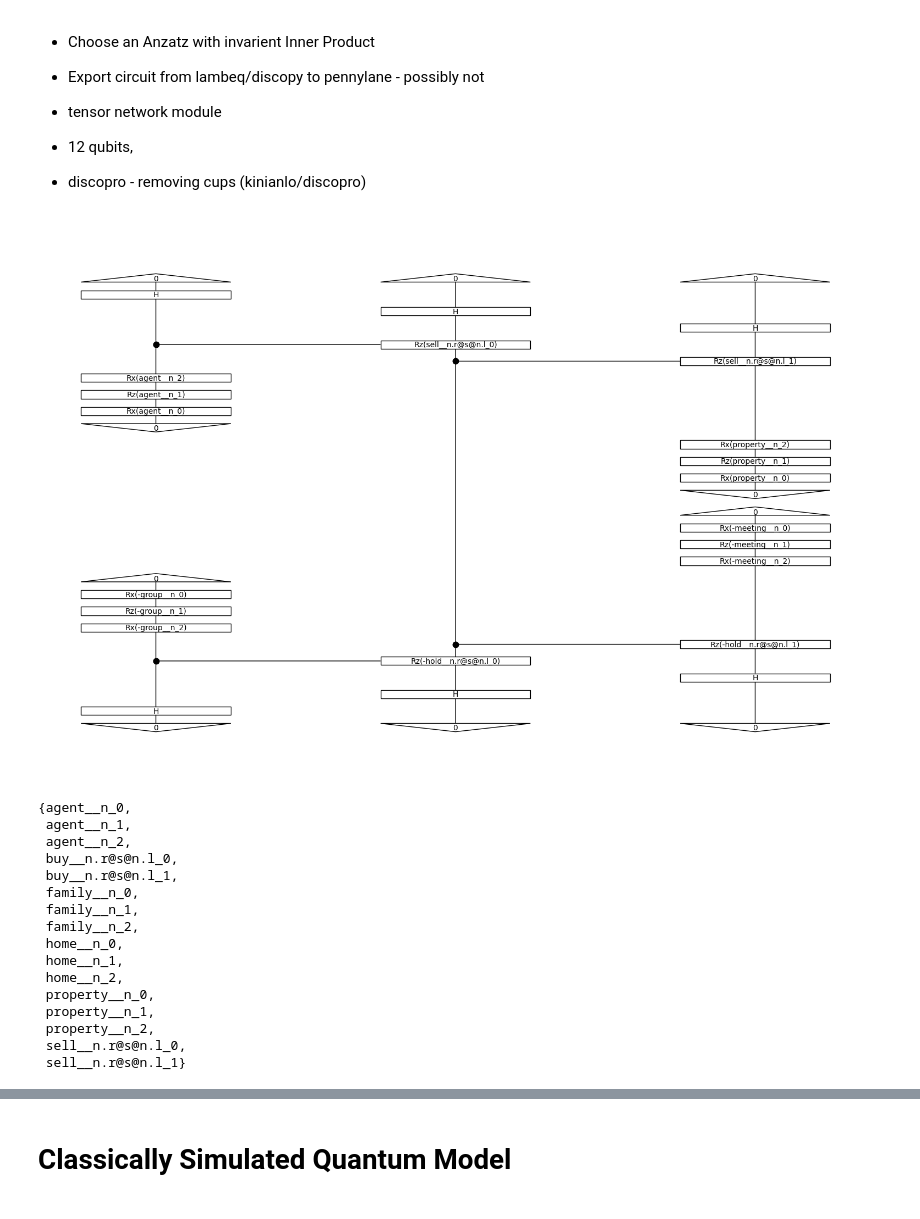
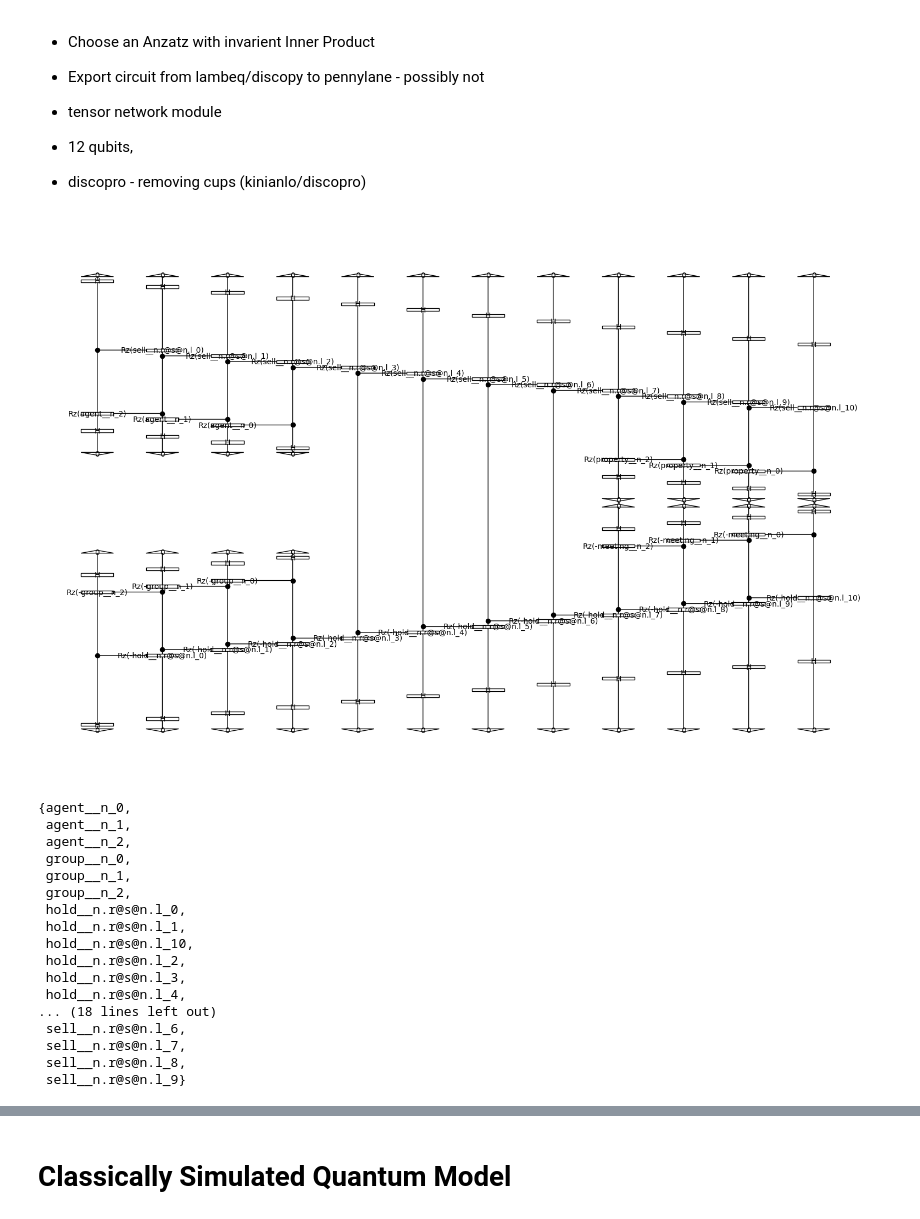
Before and after one commit to henry-dev-atkins/QNLP_MasterWork, a Jupyter notebook: IanMeeting.ipynb, the cells around one changed output, grey strips where cells are left out. Drawn from its saved outputs; the diff is of its cells as text; code cells hidden in the pictures.

```diff
--- a/IanMeeting.ipynb
+++ b/IanMeeting.ipynb
@@ -37,8 +37,8 @@ grouped_data = df.groupby(['subject1', 'verb1', 'object1', 'subject2', 'verb2',
 grouped_data.columns = [' '.join(col).strip() for col in grouped_data.columns.values]
 
 # rename the mean and std columns to 'score' and 'range' respectively
-grouped_data.rename(columns={'score mean': 'score', 'score std': 'range'}, inplace=True)
-grouped_data['score'] = grouped_data['score']/grouped_data['score'].max()
+data.rename(columns={'score mean': 'score', 'score std': 'range'}, inplace=True)
+data['score'] = grouped_data['score']/grouped_data['score'].max()
 
 unique_word_list = []
 for ind, row in grouped_data.iterrows():
@@ -46,6 +46,7 @@ for ind, row in grouped_data.iterrows():
 		unique_word_list.append(i)
 unique_word_list = list(set(unique_word_list)) #Makes word_list from word_list's unique elements
 
+grouped_data.to_csv("Data/AveragedLargerSadrKartTransative.txt")
 grouped_data.describe()
 # %% [output]
 |  | score | range |
@@ -236,3 +241,26 @@ grouped_data
 | 106 | writer | read | word | family | receive | letter | 0.339433 | 1.341963 | 0.253634 | 0.239393 | ... |
 | 107 | writer | read | word | people | remember | name | 0.233766 | 0.768115 | 0.143521 | 0.304152 | ... |
 108 rows × 14 columns
+# %%
+#Making a dict of words as keys do our dimensionality vectors: {word: {dim_method : vector}}
+corpus_array = np.zeros(shape=(len(unique_word_list), 384))
+word_vector_dict = {}
+for i, word in enumerate(unique_word_list):
+		vector = embedder.encode(word)
+		word_vector_dict.update({word: {len(vector):vector}})
+		corpus_array[i] = vector
+
+pca_dim = 2
+pca = DimReduceByPCA(corpus_array, pca_dim)
+for i, word in enumerate(unique_word_list):
+		word_vector_dict[word].update({"pca_"+str(pca_dim):pca[i]})
+
+pca_dim = 4
+pca = DimReduceByPCA(corpus_array, pca_dim)
+for i, word in enumerate(unique_word_list):
+		word_vector_dict[word].update({"pca_"+str(pca_dim):pca[i]})
+
+pca_dim = 6
+pca = DimReduceByPCA(corpus_array, pca_dim)
+for i, word in enumerate(unique_word_list):
+		word_vector_dict[word].update({"pca_"+str(pca_dim):pca[i]})
@@ -266,11 +303,11 @@ def diagram_to_sentence(word_list):
     diagram = Id().tensor(*words) >> cups
     return diagram
 
-def make_diagrams(row1, row2=None, drawing=False):
+def make_diagrams(data,row1, row2=None, drawing=False):
     if not row2:
         row2=row1
-    sentence1 = grouped_data['subject'+str(1)][row1] + " " + grouped_data['verb'+str(1)][row1]  + " " + grouped_data['object'+str(1)][row1]
-    sentence2 = grouped_data['subject'+str(2)][row2] + " " + grouped_data['verb'+str(2)][row2]  + " " + grouped_data['object'+str(2)][row2]
+    sentence1 = data['subject'+str(1)][row1] + " " + data['verb'+str(1)][row1]  + " " + data['object'+str(1)][row1]
+    sentence2 = data['subject'+str(2)][row2] + " " + data['verb'+str(2)][row2]  + " " + data['object'+str(2)][row2]
 
     diagram1 = diagram_to_sentence(sentence1.split(" "))
     diagram1 = remove_cups(diagram1)
@@ -281,58 +318,59 @@ def make_diagrams(row1, row2=None, drawing=False):
         diagram1.draw(figsize=(14,3), fontsize=12)
     return diagram1, diagram2
 
-def make_circuit_from_diagrams(diagram1, diagram2, vector, drawing=False, qubits_noun=1, qubits_subject=1, upload_count=1):
+def make_circuit_from_diagrams(diagram1, diagram2, vector, drawing=False, qubits_noun=4, qubits_subject=4, upload_count=1):
     N = AtomicType.NOUN
     S = AtomicType.SENTENCE
 
     # Convert string diagram to quantum circuit
     ansatz = IQPAnsatz({N: qubits_noun, S: qubits_subject}, n_layers=upload_count)
 
     discopy_circuit1 = ansatz(diagram1)
     discopy_circuit2 = ansatz(diagram2)
     discopy_circuit2 = discopy_circuit2.dagger()
 
     discopy_circuit = discopy_circuit1 >> discopy_circuit2
 
     #Remove if neccessary...Encode vector into rotation gates
     #num_params = len(vector)
     #for i in range(num_params):
     #    qml.CNOT(wires=[i, i+1])
     #    qml.RX(vector[i][0], wires=i)
 
     if drawing:
         discopy_circuit.draw(figsize=(15, 10))
 
     pennylane_circuit = discopy_circuit.to_pennylane()
 
     return pennylane_circuit, discopy_circuit
 
-def make_circuit_from_data(row_number):
-    diagram1, diagram2 = make_diagrams(row_number)
+def make_circuit_from_data(data, row_number):
+    diagram1, diagram2 = make_diagrams(data, row_number)
     vector = [(0.1, 0.2, 0.3), (0.4, 0.5, 0.6), (0.7, 0.8, 0.9), (1.0, 1.1, 1.2)]  # Example vector
     qml_circuit, discopy_circuit = make_circuit_from_diagrams(diagram1, diagram2, vector, False)
     return qml_circuit, discopy_circuit
 
 
-make_circuit_from_data(1)[1].draw(figsize=(15, 10))
+make_circuit_from_data(grouped_data, 1)[1].draw(figsize=(15, 10))
 # %% [output]
-[figure, old version]
+[figure, new version]
 # %%
-make_circuit_from_data(0)[1].free_symbols
+make_circuit_from_data(test, 0)[1].free_symbols
 # %% [output]
 {agent__n_0,
  agent__n_1,
  agent__n_2,
- buy__n.r@s@n.l_0,
- buy__n.r@s@n.l_1,
- family__n_0,
- family__n_1,
- family__n_2,
- home__n_0,
- home__n_1,
- home__n_2,
- property__n_0,
- property__n_1,
- property__n_2,
- sell__n.r@s@n.l_0,
- sell__n.r@s@n.l_1}
+ group__n_0,
+ group__n_1,
+ group__n_2,
+ hold__n.r@s@n.l_0,
+ hold__n.r@s@n.l_1,
+ hold__n.r@s@n.l_10,
+ hold__n.r@s@n.l_2,
+ hold__n.r@s@n.l_3,
+ hold__n.r@s@n.l_4,
+... (18 lines left out)
+ sell__n.r@s@n.l_6,
+ sell__n.r@s@n.l_7,
+ sell__n.r@s@n.l_8,
+ sell__n.r@s@n.l_9}
```
Also changed, not shown: parts of 16 cells of this notebook, 19 other files.
